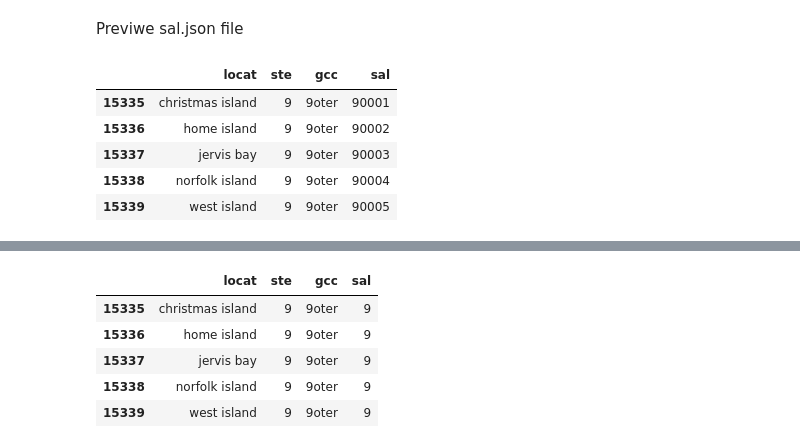
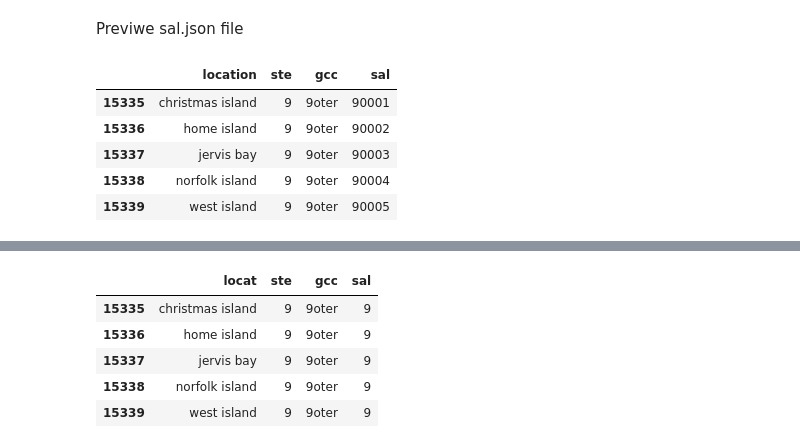
Before and after one commit to rNLKJA/Twitter-Data-Analysis-with-HPC, a Jupyter notebook: notebook/sal.ipynb, the cells around one changed output, grey strips where cells are left out. Saved outputs shown, nothing was run; the diff lists cells and outputs as text; code cells hidden in the pictures.

```diff
--- a/notebook/sal.ipynb
+++ b/notebook/sal.ipynb
@@ -7,10 +7,10 @@ import re
 Previwe sal.json file
 # %%
 df = pd.read_json("../data/sal.json", orient="index")
-df.reset_index(names="locat", inplace=True)
+df.reset_index(names="location", inplace=True)
 df.tail()
 # %% [output]
-|  | locat | ste | gcc | sal |
+|  | location | ste | gcc | sal |
 | 15335 | christmas island | 9 | 9oter | 90001 |
 | 15336 | home island | 9 | 9oter | 90002 |
 | 15337 | jervis bay | 9 | 9oter | 90003 |
```
Also changed, not shown: parts of 19 cells of this notebook, 41 other files.
